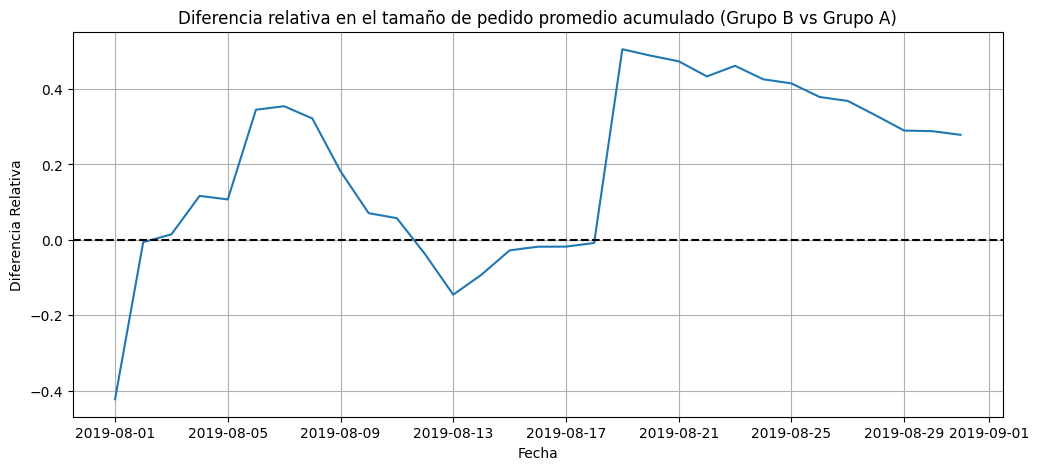
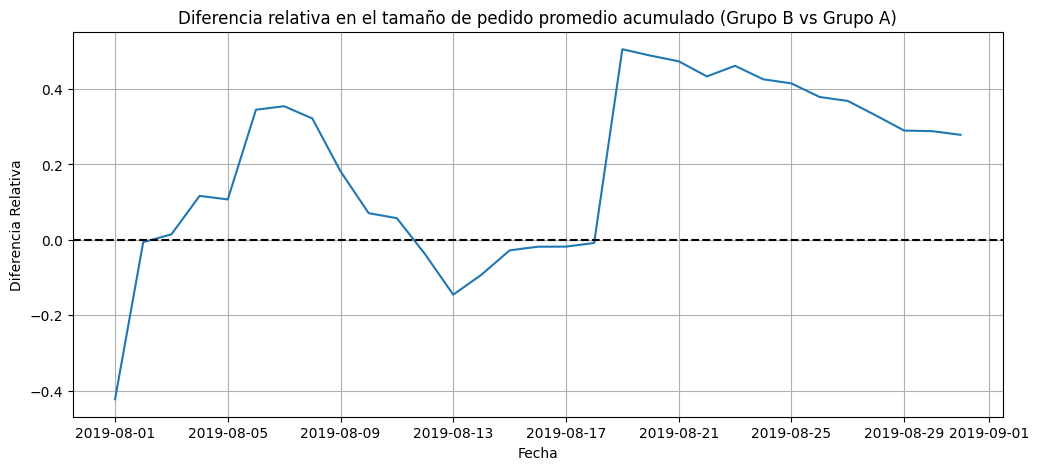
Unified diff of the notebook cell whose output changed from the first chart to the second:
--- before
+++ after
@@ -24,3 +24,4 @@
 plt.ylabel('Diferencia Relativa')
 plt.grid(True)
+plt.savefig('images/04_diferencia_relativa_ticket.png', dpi=150, bbox_inches='tight')  # Guardar la figura en la carpeta 'images'
 plt.show()

Commit: feat: Editar gráfico para mayor interpretación